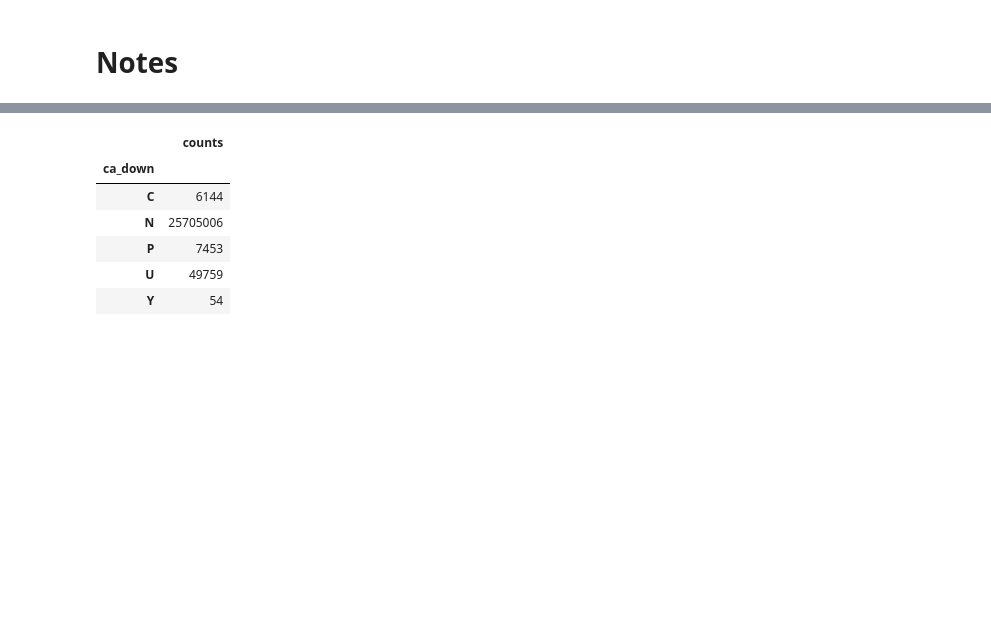
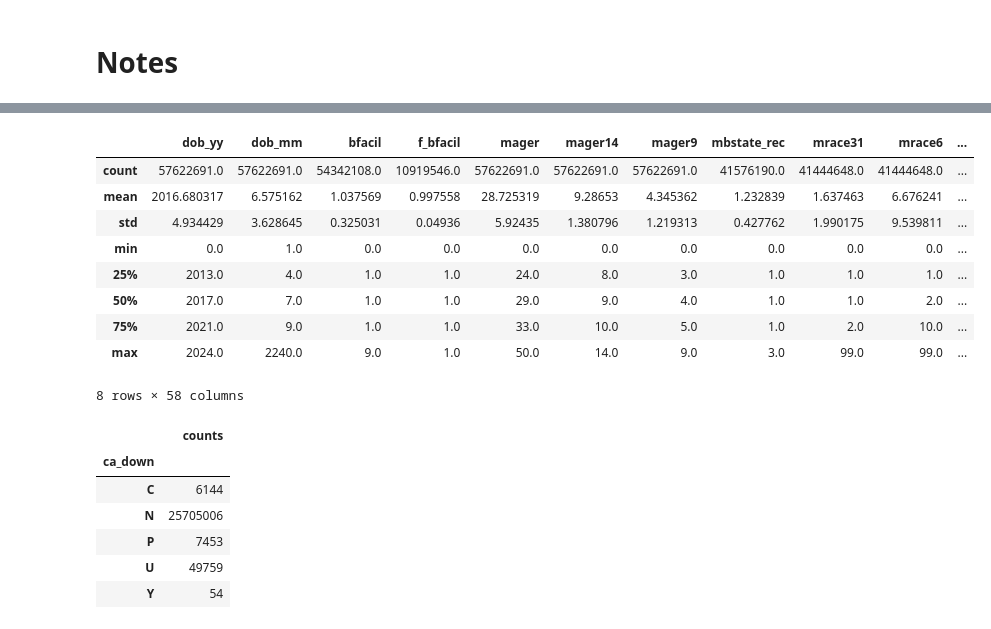
Before and after one commit to frankbuckley/ds-births-populations, a Jupyter notebook: projects/us-birth-certificates/notes.ipynb, the cells around one changed output, grey strips where cells are left out. Cells and saved outputs as stored; diff of their text form; code cells hidden in the pictures; blank space fills up the shorter version.

```diff
--- a/projects/us-birth-certificates/notes.ipynb
+++ b/projects/us-birth-certificates/notes.ipynb
@@ -35 +6,25 @@ df.describe()
+# %%
+df = pd.read_parquet("./us_births_20251028A.parquet", engine="pyarrow").convert_dtypes()
+# %%
+import columns
+import fields
+
+
+df[fields.DOWNS] = pd.NA
+df[fields.UCA_DOWNS] = pd.NA
+
+columns.add_computed_columns(df)
+columns.set_imported_column_types(df)
+df.describe()
+# %% [output]
+|  | dob_yy | dob_mm | bfacil | f_bfacil | mager | mager14 | mager9 | mbstate_rec | mrace31 | mrace6 | ... |
+| count | 57622691.0 | 57622691.0 | 54342108.0 | 10919546.0 | 57622691.0 | 57622691.0 | 57622691.0 | 41576190.0 | 41444648.0 | 41444648.0 | ... |
+| mean | 2016.680317 | 6.575162 | 1.037569 | 0.997558 | 28.725319 | 9.28653 | 4.345362 | 1.232839 | 1.637463 | 6.676241 | ... |
+| std | 4.934429 | 3.628645 | 0.325031 | 0.04936 | 5.92435 | 1.380796 | 1.219313 | 0.427762 | 1.990175 | 9.539811 | ... |
+| min | 0.0 | 1.0 | 0.0 | 0.0 | 0.0 | 0.0 | 0.0 | 0.0 | 0.0 | 0.0 | ... |
+| 25% | 2013.0 | 4.0 | 1.0 | 1.0 | 24.0 | 8.0 | 3.0 | 1.0 | 1.0 | 1.0 | ... |
+| 50% | 2017.0 | 7.0 | 1.0 | 1.0 | 29.0 | 9.0 | 4.0 | 1.0 | 1.0 | 2.0 | ... |
+| 75% | 2021.0 | 9.0 | 1.0 | 1.0 | 33.0 | 10.0 | 5.0 | 1.0 | 2.0 | 10.0 | ... |
+| max | 2024.0 | 2240.0 | 9.0 | 1.0 | 50.0 | 14.0 | 9.0 | 3.0 | 99.0 | 99.0 | ... |
+8 rows × 58 columns
 # %%
```
Also changed, not shown: parts of 6 cells of this notebook, 3 other files.
